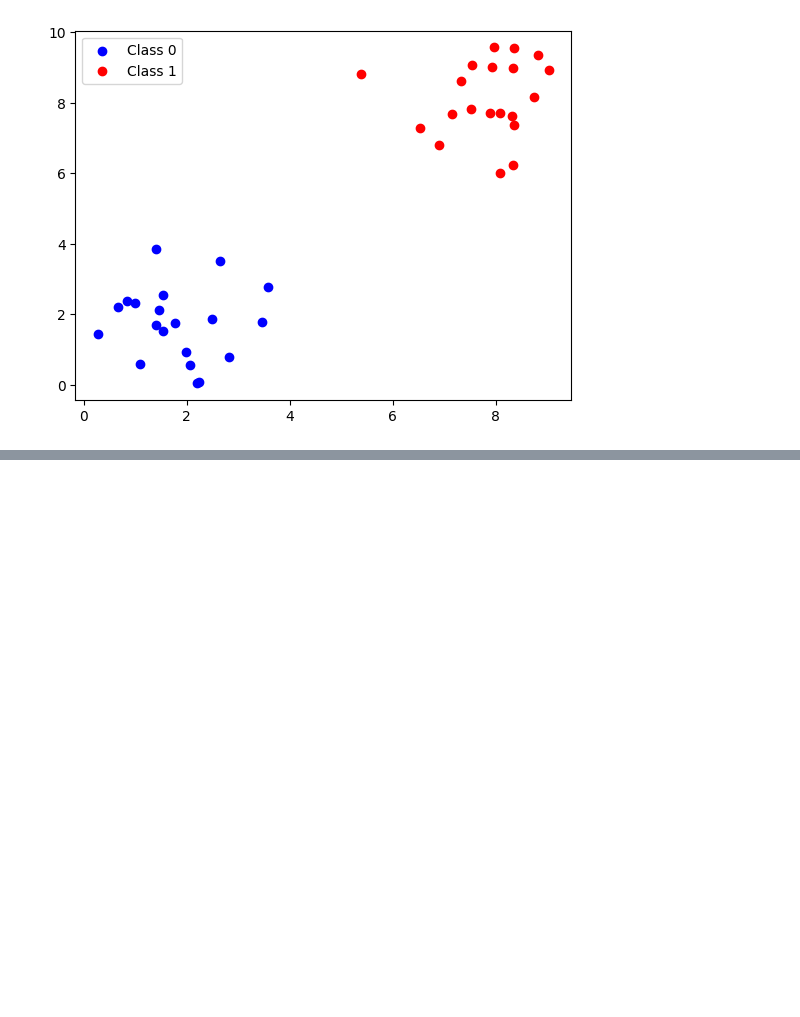
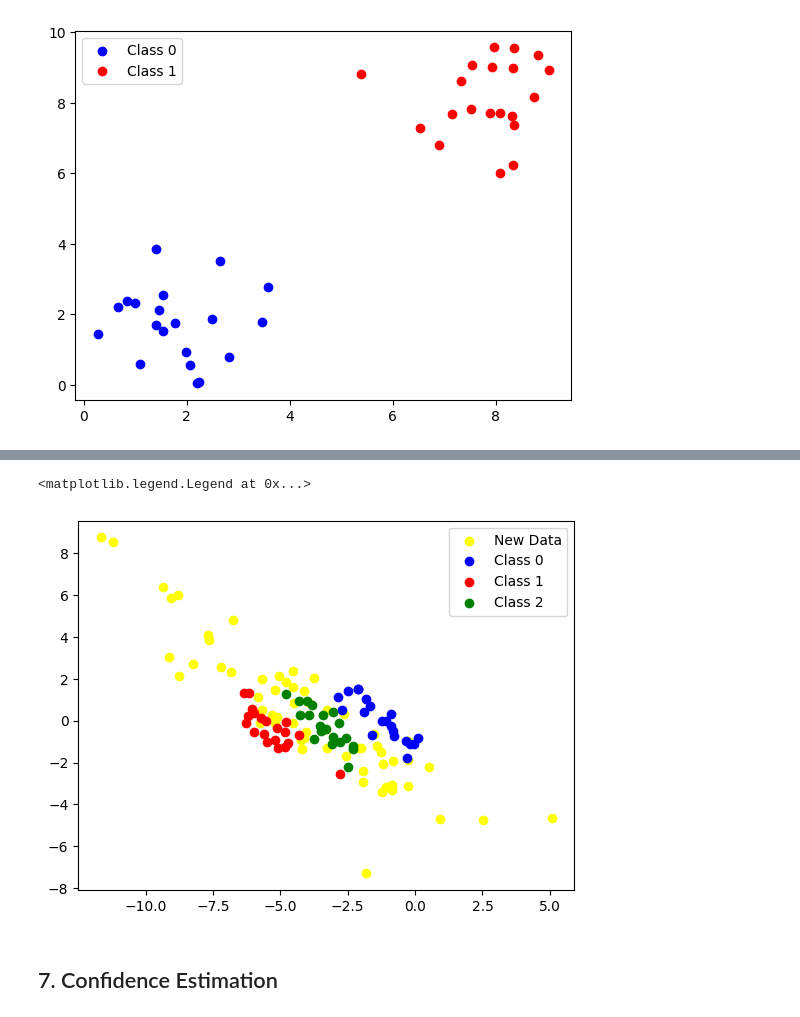
Before and after one commit to ArjunPathania/mml, a Jupyter notebook: notebooks/lda-from-scratch/LDA.ipynb, the cells around one changed output, grey strips where cells are left out. Drawn from its saved outputs; the diff is of its cells as text; code cells hidden in the pictures; blank space fills up the shorter version.

```diff
--- a/notebooks/lda-from-scratch/LDA.ipynb
+++ b/notebooks/lda-from-scratch/LDA.ipynb
@@ -247 +288,14 @@ projected_new_data = np.dot(new_data, projection_matrix)
+# %%
+# Now lets see how well the new data points are separated in this space
+
+plt.scatter(projected_new_data[:, 0], projected_new_data[:, 1], color='yellow', label='New Data')
+plt.scatter(Z[new_y == 0, 0], Z[new_y == 0, 1], color='blue', label='Class 0')
+plt.scatter(Z[new_y == 1, 0], Z[new_y == 1, 1], color='red', label='Class 1')
+plt.scatter(Z[new_y == 2, 0], Z[new_y == 2, 1], color='green', label='Class 2')
+plt.legend()
+# %% [output]
+<matplotlib.legend.Legend at 0x...>
+[figure, added]
+# %% [markdown]
+## 7. Confidence Estimation
 # %%
```
Also changed, not shown: parts of 17 cells of this notebook.
